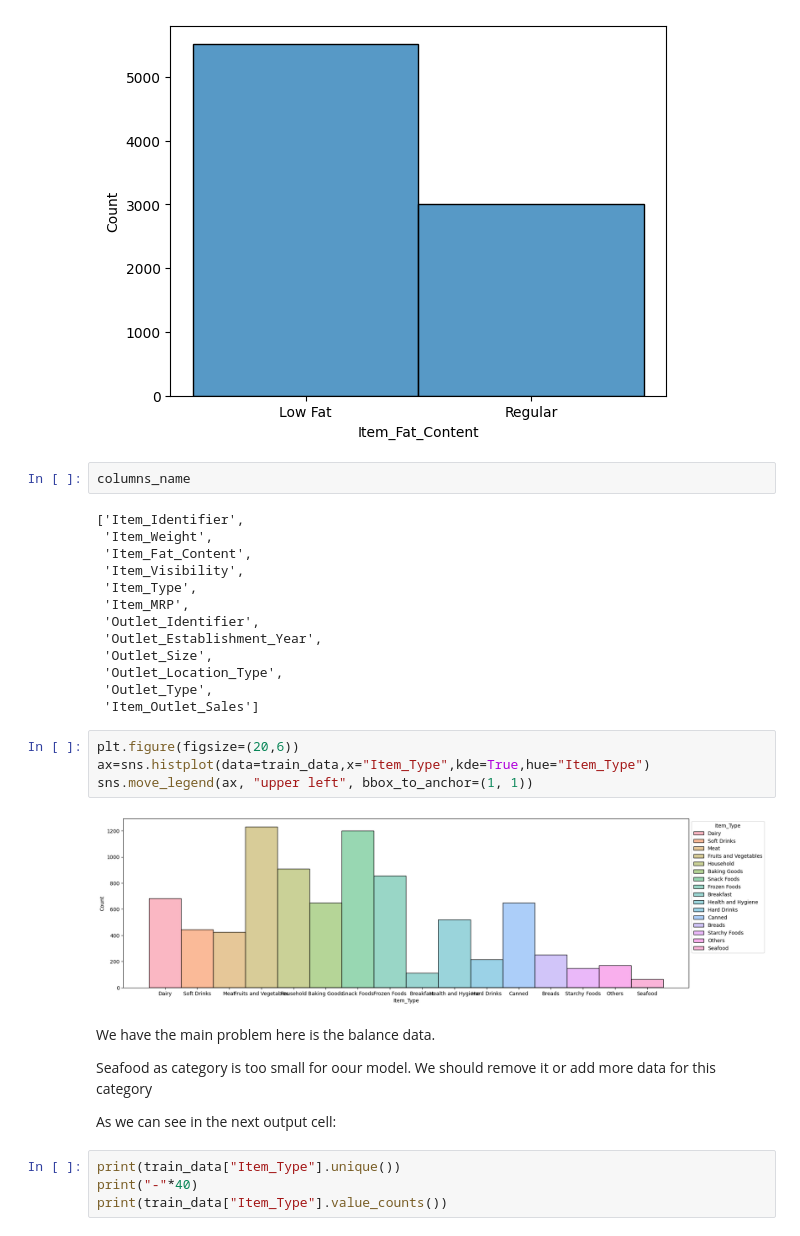
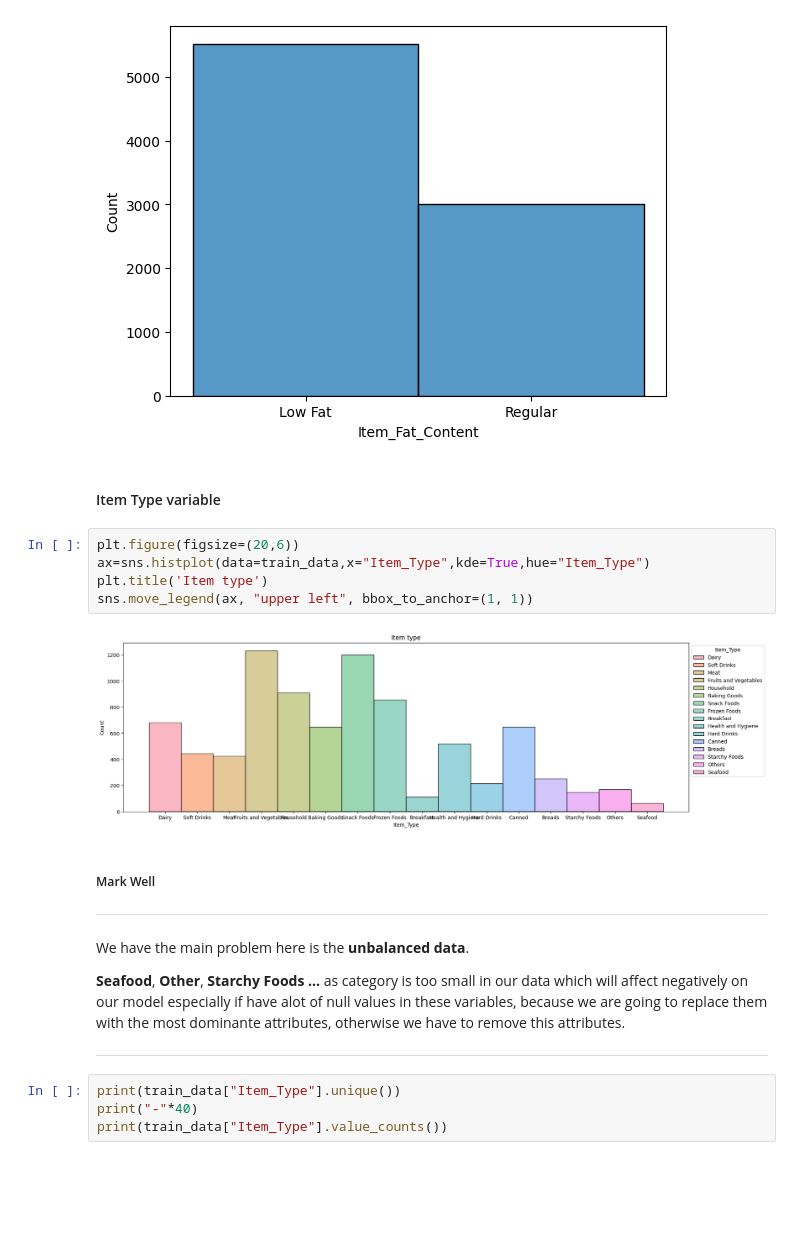
Before and after one commit to Technocolabs100/BigMart-Products-Outlet-Sales-Analysis-and-Prediction, a Jupyter notebook: code/BigMart-Products-Outlet-Sales-Analysis-and-Prediction.ipynb, the cells around one changed output. Saved outputs shown, nothing was run; the diff lists cells and outputs as text; blank space fills up the shorter version.

```diff
--- a/code/BigMart-Products-Outlet-Sales-Analysis-and-Prediction.ipynb
+++ b/code/BigMart-Products-Outlet-Sales-Analysis-and-Prediction.ipynb
@@ -181,33 +190,23 @@ sns.histplot(data=train_data,x="Item_Fat_Content")
 # %% [output]
 <AxesSubplot: xlabel='Item_Fat_Content', ylabel='Count'>
 [figure]
-# %%
-columns_name
-# %% [output]
-['Item_Identifier',
- 'Item_Weight',
- 'Item_Fat_Content',
- 'Item_Visibility',
- 'Item_Type',
- 'Item_MRP',
- 'Outlet_Identifier',
- 'Outlet_Establishment_Year',
- 'Outlet_Size',
- 'Outlet_Location_Type',
- 'Outlet_Type',
- 'Item_Outlet_Sales']
+# %% [markdown]
+#### Item Type variable
 # %%
 plt.figure(figsize=(20,6))
 ax=sns.histplot(data=train_data,x="Item_Type",kde=True,hue="Item_Type")
+plt.title('Item type')
 sns.move_legend(ax, "upper left", bbox_to_anchor=(1, 1))
 # %% [output]
-[figure, old version]
+[figure, new version]
-# %% [markdown]
-We have the main problem here is the balance data.
-
-Seafood as category is too small for oour model. We should remove it or add more data for this category
-
-As we can see in the next output cell:
+# %% [markdown]
+##### Mark Well
+***
+We have the main problem here is the **unbalanced data**.
+
+**Seafood**, **Other**, **Starchy Foods ...** as category is too small in our data which will affect negatively on our model especially if have alot of null values in these variables, because we are going to replace them with the most dominante attributes, otherwise we have to remove this attributes.
+
+***
 # %%
 print(train_data["Item_Type"].unique())
 print("-"*40)
```
Also changed, not shown: parts of 111 cells of this notebook.
